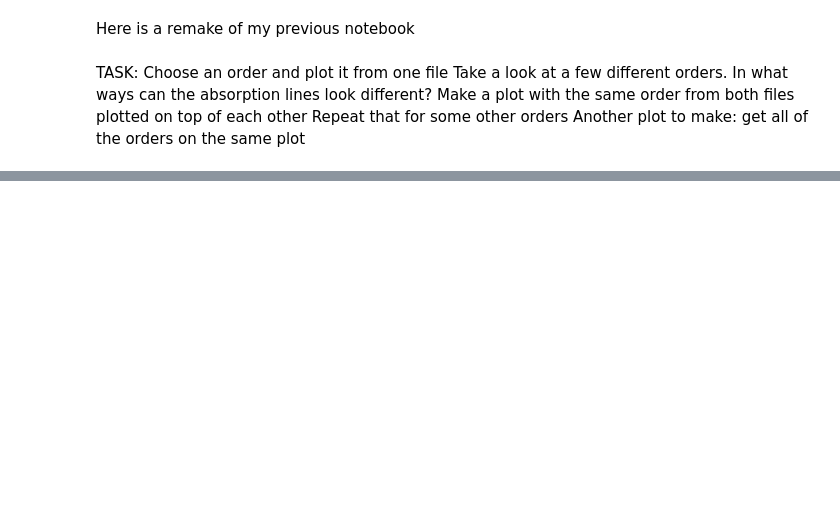
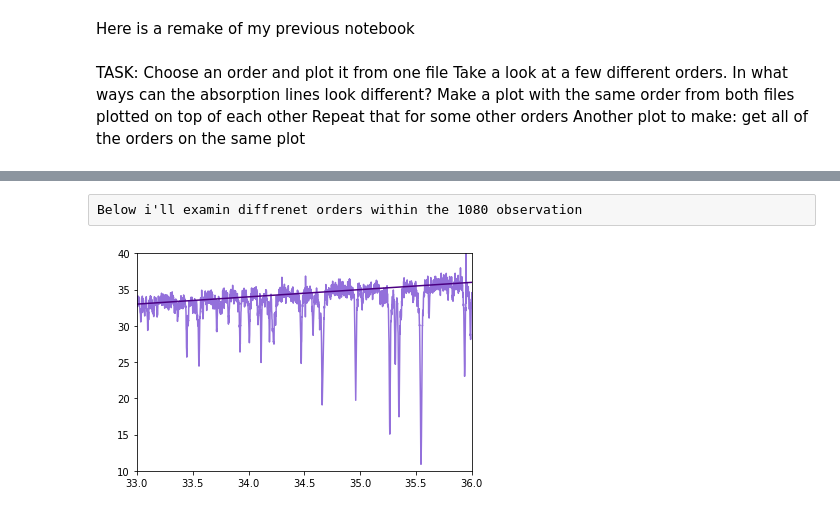
Before and after one commit to lianysfeliciano/RV_Exoplanets_REU, a Jupyter notebook: Lianys_Notebook/Express Plot 2.ipynb, the cells around one changed output, grey strips where cells are left out. Cells and saved outputs as stored; diff of their text form; code cells hidden in the pictures; blank space fills up the shorter version.

```diff
--- a/Lianys_Notebook/Express Plot 2.ipynb
+++ b/Lianys_Notebook/Express Plot 2.ipynb
@@ -22,0 +34,4 @@ IndentationError: unexpected indent (1392527008.py, line 2)
+# %%
+path1080= '//Users//lianysfeliciano//Summer Research 2022//Raw_Data//26965_200205.1080.fits'
+obv1080= fits.open(path1080)
+obv1080.info ()
@@ -22,0 +46,3 @@ IndentationError: unexpected indent (1392527008.py, line 2)
+# %%
+tab1080= Table.read(path1080)
+tab1080.info()
@@ -22,0 +71,16 @@ IndentationError: unexpected indent (1392527008.py, line 2)
+# %% [raw]
+Below i'll examin diffrenet orders within the 1080 observation
+# %%
+s=tab1080['spectrum'][85]
+c=tab1080["continuum"][85]
+
+plt.plot(c,s,color='mediumpurple')
+plt.plot(c,c,color='indigo')
+
+plt.xlabel('Continuum',color='white')
+plt.ylabel('Spectrum',color='white')
+plt.xlim(33,36)
+plt.ylim(10,40)
+plt.show()
+# %% [output]
+[figure, added]
```
Also changed, not shown: parts of 16 cells of this notebook, 4 other files.
